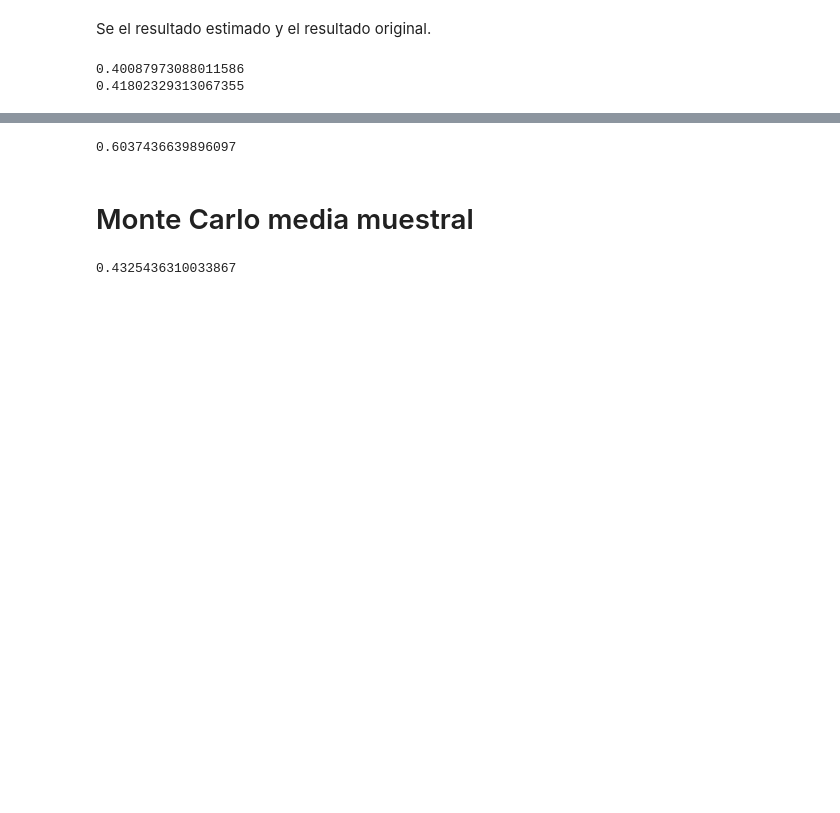
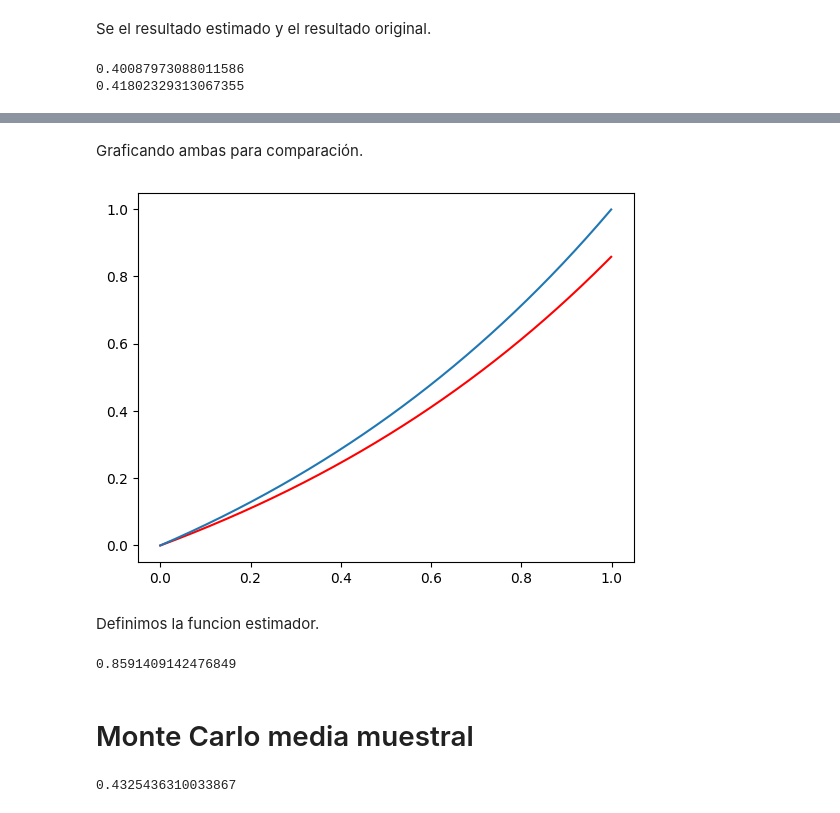
Before and after one commit to AyaxYordi/Simulacion-2---2024, a Jupyter notebook: Variantes_del_Monte_Carlo.ipynb, the cells around one changed output, grey strips where cells are left out. Saved outputs shown, nothing was run; the diff lists cells and outputs as text; code cells hidden in the pictures; blank space fills up the shorter version.

```diff
--- a/Variantes_del_Monte_Carlo.ipynb
+++ b/Variantes_del_Monte_Carlo.ipynb
@@ -53,28 +77,30 @@ print(1-1/(e-1))
+# %% [markdown]
+Graficando ambas para comparación.
+# %%
+f1 = lambda x : (np.exp(x)-1)/(e-1)
+f2 = lambda x: 0.5*np.exp(t)-0.5
+
+t = np.arange(0,1,0.001)
+plt.plot(t,f2(t),c="red")
+plt.plot(t,f1(t))
+plt.show()
+# %% [output]
+[figure, added]
+# %% [markdown]
+Definimos la funcion estimador.
 # %%
-from random import random
-from math import sin,pi
-
 f = lambda x : (exp(x)-1)/(e-1)
 
-g = lambda x : sin(x)
-
+g = lambda x : 0.5*exp(x)-0.5
 
 def estimador(n,a,b):
 	u = (b-a)*random()+a
 	l = (g(u)/f(u) for i in range(n))
 	return sum(l)/n
 
-def es(n,a,b):
-	s = 0
-	u = (b-a)*random()+a
-	for i in range(n):
-		s+=g(u)/f(u)
-	return s/n
-
-
-print(estimador(1000000,0,pi/2))
+print(estimador(1000000,0,1))
 # %% [output]
-0.6037436639896097
+0.8591409142476849
 # %% [markdown]
 # Monte Carlo media muestral
 # %%
```
Also changed, not shown: parts of 7 cells of this notebook.
